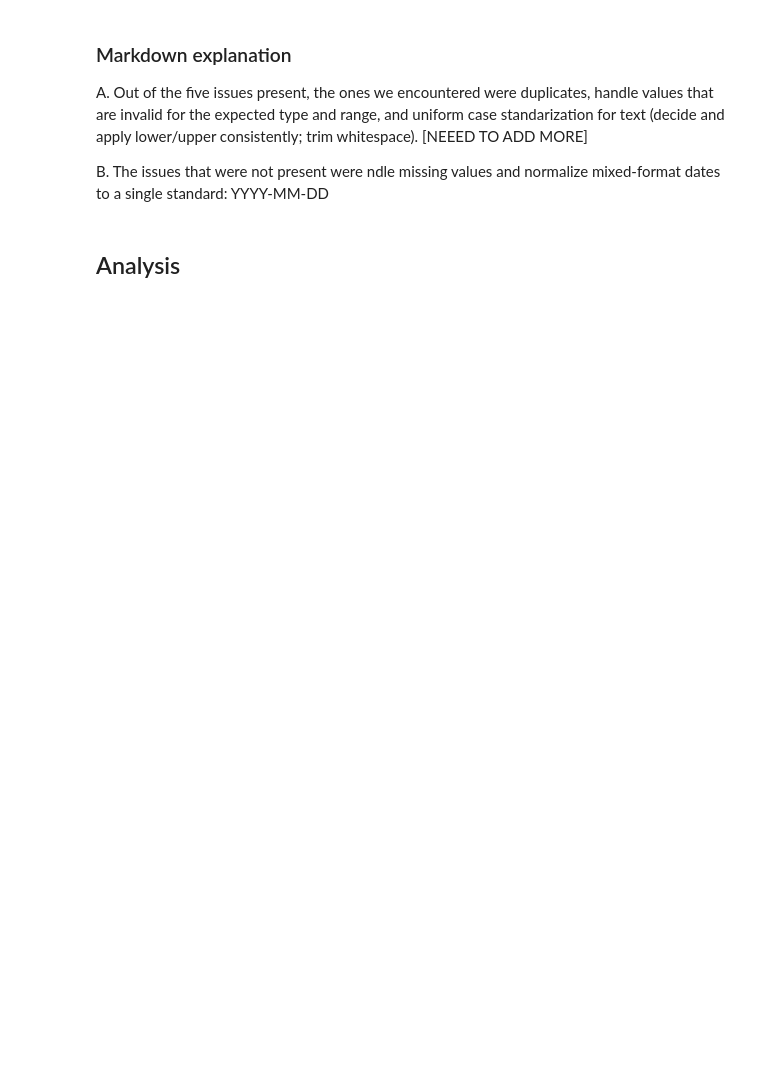
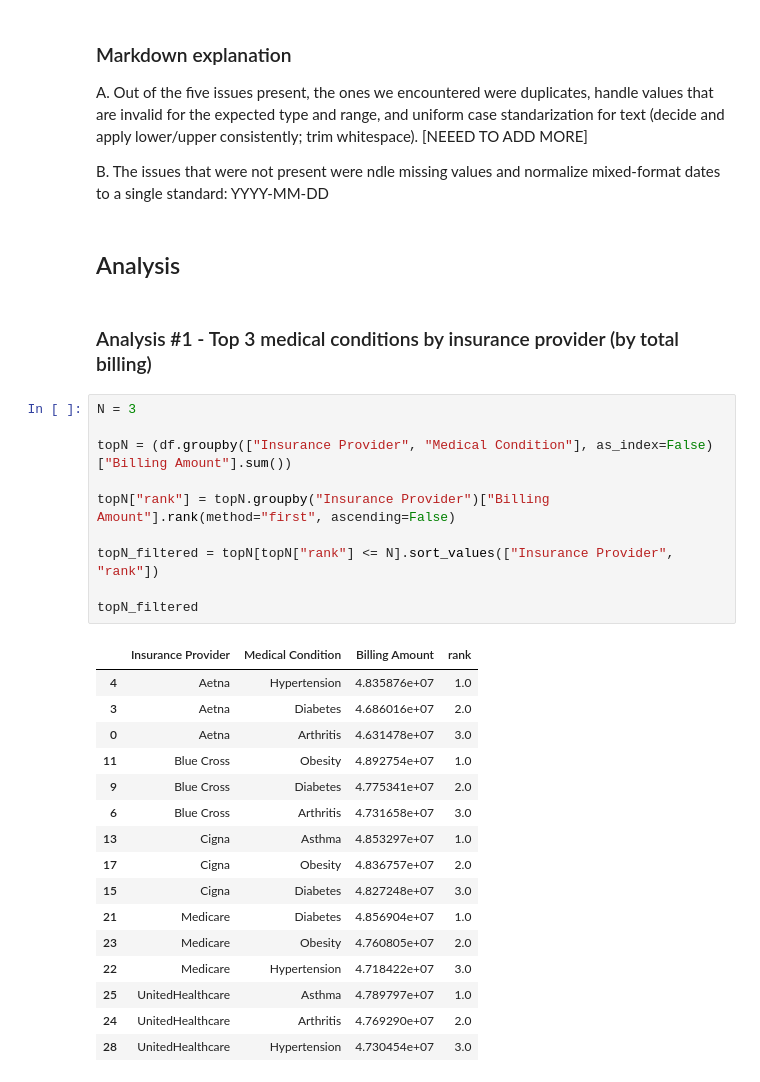
Before and after one commit to srtarpara/cs210-hw-assignment-2, a Jupyter notebook: diy_dataset.ipynb, the cells around one changed output. Saved outputs shown, nothing was run; the diff lists cells and outputs as text; blank space fills up the shorter version.

Commit message:
completed analysis

```diff
--- a/diy_dataset.ipynb
+++ b/diy_dataset.ipynb
@@ -360,3 +362,32 @@ A. Out of the five issues present, the ones we encountered were duplicates, hand
 B. The issues that were not present were ndle missing values and normalize mixed-format dates to a single standard: YYYY-MM-DD
 # %% [markdown]
 ## Analysis
+# %% [markdown]
+### Analysis #1 - Top 3 medical conditions by insurance provider (by total billing)
+# %%
+N = 3
+
+topN = (df.groupby(["Insurance Provider", "Medical Condition"], as_index=False)["Billing Amount"].sum())
+
+topN["rank"] = topN.groupby("Insurance Provider")["Billing Amount"].rank(method="first", ascending=False)
+
+topN_filtered = topN[topN["rank"] <= N].sort_values(["Insurance Provider", "rank"])
+
+topN_filtered
+# %% [output]
+|  | Insurance Provider | Medical Condition | Billing Amount | rank |
+| 4 | Aetna | Hypertension | 4.835876e+07 | 1.0 |
+| 3 | Aetna | Diabetes | 4.686016e+07 | 2.0 |
+| 0 | Aetna | Arthritis | 4.631478e+07 | 3.0 |
+| 11 | Blue Cross | Obesity | 4.892754e+07 | 1.0 |
+| 9 | Blue Cross | Diabetes | 4.775341e+07 | 2.0 |
+| 6 | Blue Cross | Arthritis | 4.731658e+07 | 3.0 |
+| 13 | Cigna | Asthma | 4.853297e+07 | 1.0 |
+| 17 | Cigna | Obesity | 4.836757e+07 | 2.0 |
+| 15 | Cigna | Diabetes | 4.827248e+07 | 3.0 |
+| 21 | Medicare | Diabetes | 4.856904e+07 | 1.0 |
+| 23 | Medicare | Obesity | 4.760805e+07 | 2.0 |
+| 22 | Medicare | Hypertension | 4.718422e+07 | 3.0 |
+| 25 | UnitedHealthcare | Asthma | 4.789797e+07 | 1.0 |
+| 24 | UnitedHealthcare | Arthritis | 4.769290e+07 | 2.0 |
+| 28 | UnitedHealthcare | Hypertension | 4.730454e+07 | 3.0 |
```
Also changed, not shown: parts of 9 cells of this notebook.
